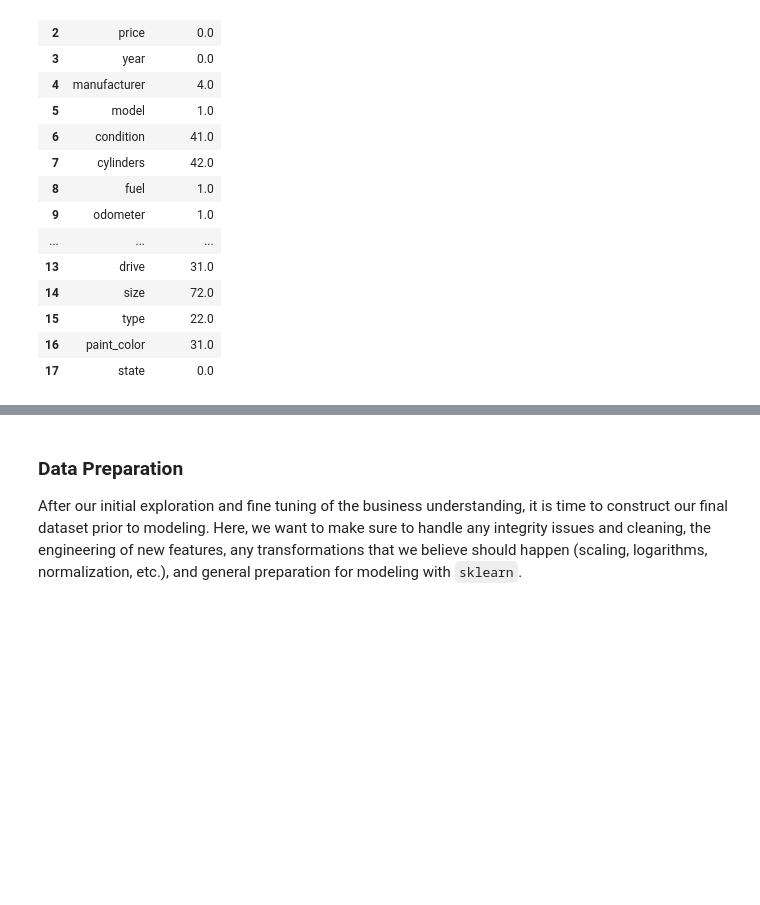
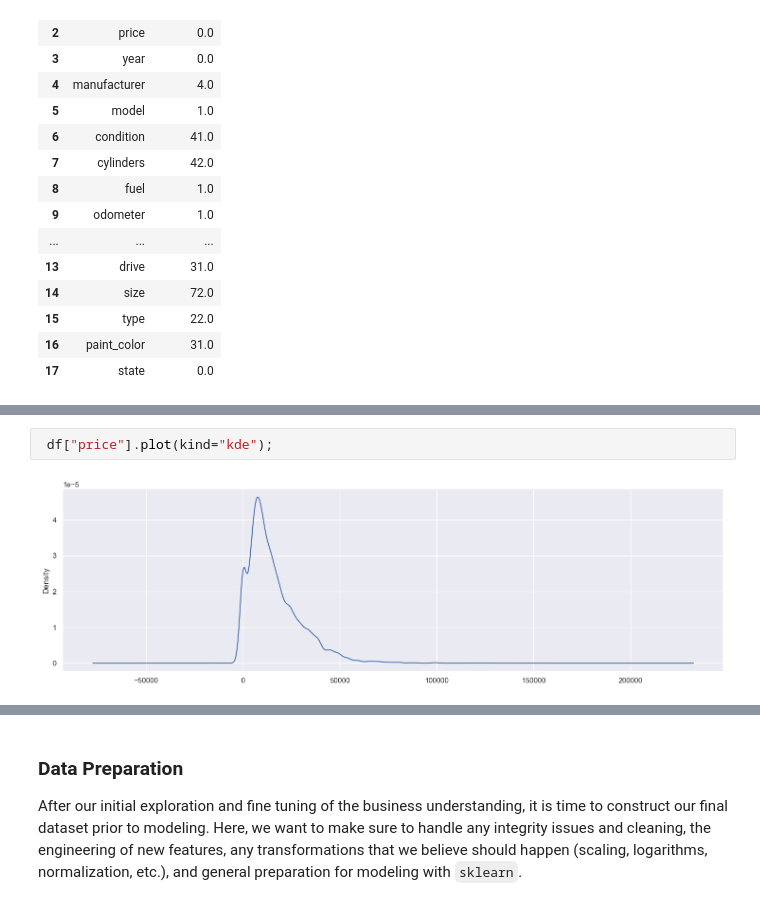
Before and after one commit to Sriworks1/UsedCarPriceAnalysis, a Jupyter notebook: UsedCarPriceAnalysis.ipynb, the cells around one changed output, grey strips where cells are left out. Cells and saved outputs as stored; diff of their text form; blank space fills up the shorter version.

```diff
--- a/UsedCarPriceAnalysis.ipynb
+++ b/UsedCarPriceAnalysis.ipynb
@@ -127,0 +127,4 @@ df.corr()
+# %%
+ df["price"].plot(kind="kde");
+# %% [output]
+[figure, added]
```
Also changed, not shown: parts of 10 cells of this notebook, 6 other files.
